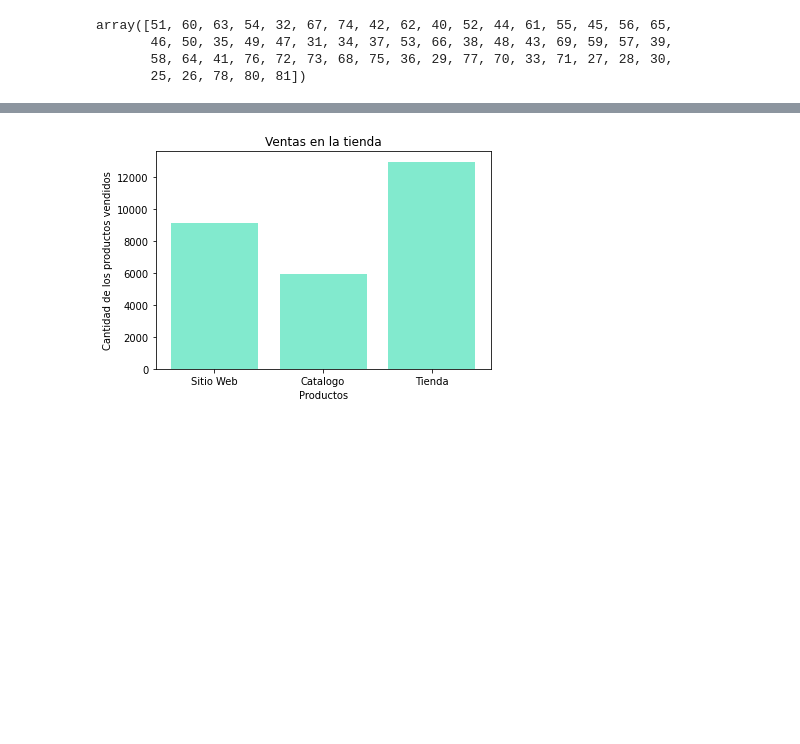
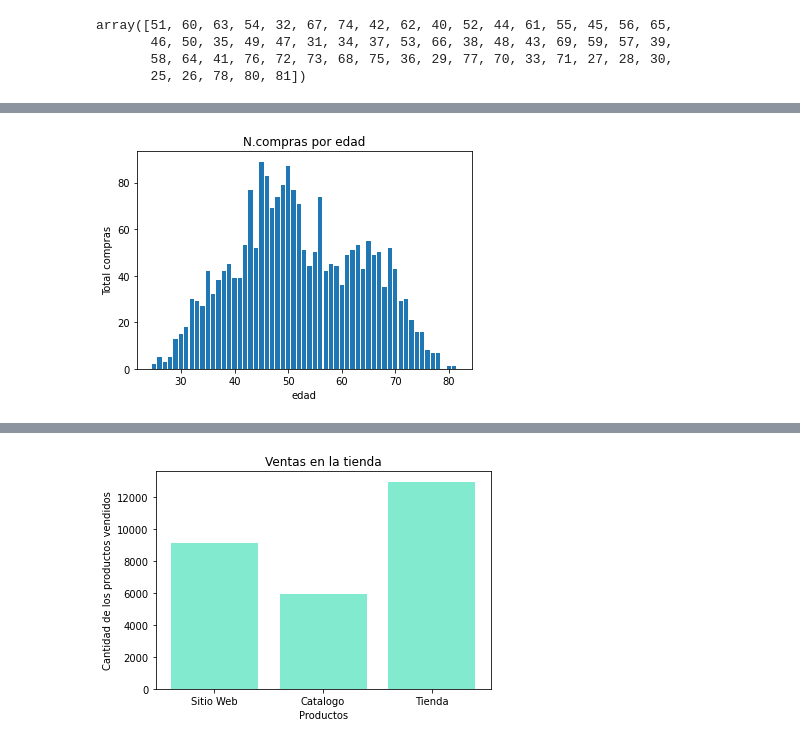
Before and after one commit to GabyLeon10100/MujeresDigitales, a Jupyter notebook: ProyectoFinal.ipynb, the cells around one changed output, grey strips where cells are left out. Saved outputs shown, nothing was run; the diff lists cells and outputs as text; code cells hidden in the pictures; blank space fills up the shorter version.

```diff
--- a/ProyectoFinal.ipynb
+++ b/ProyectoFinal.ipynb
@@ -366,0 +397,17 @@ fields2=['NumWebPurchases','NumCatalogPurchases','NumStorePurchases']
+# %%
+  g=data.groupby(['edad'])['TotalPurchases'].count()
+# %%
+compra_edad = pd.DataFrame(g)
+# %%
+compra_edad.reset_index(level=0,inplace=True)
+# %%
+x_values = compra_edad['edad'].unique()
+y_values = compra_edad['TotalPurchases']
+plt.bar(x_values, y_values)
+plt.title('N.compras por edad')
+ax = plt.subplot()
+ax.set_xlabel('edad')  #Nombre del eje x
+ax.set_ylabel('Total compras')  #Nombre del eje y
+plt.show()
+plt.close('all')
+# %% [output]
@@ -366,0 +415 @@ fields2=['NumWebPurchases','NumCatalogPurchases','NumStorePurchases']
+[figure, added]
```
Also changed, not shown: parts of 58 cells of this notebook.
